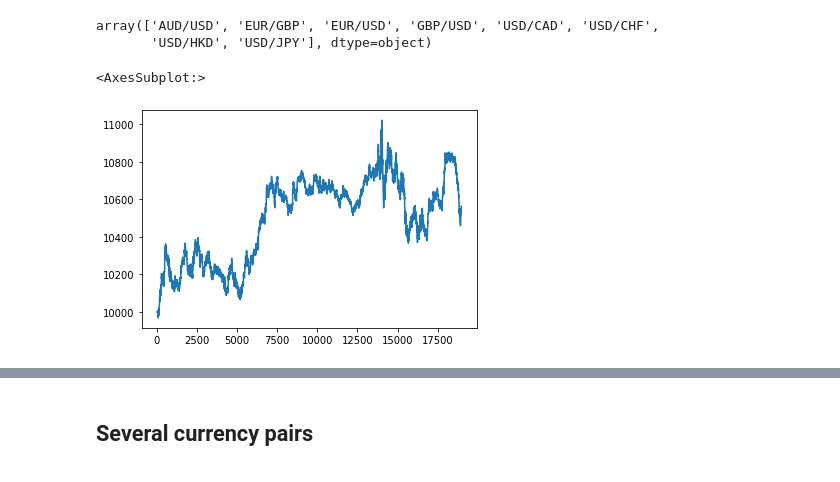
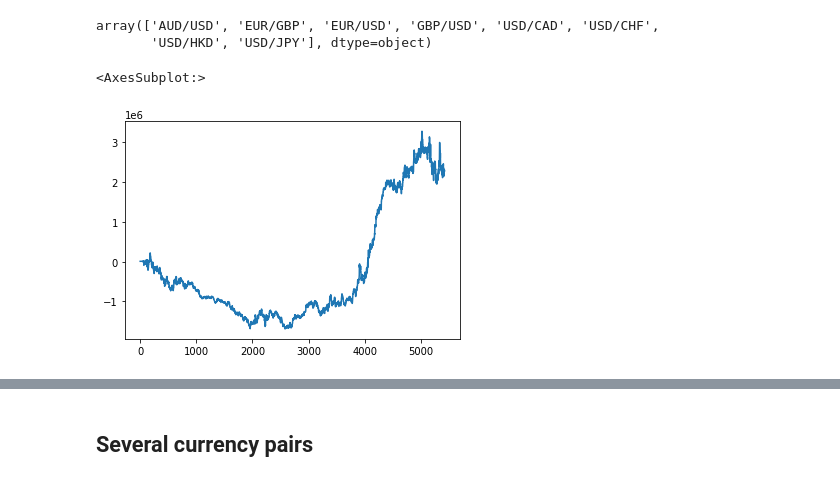
Before and after one commit to lhericourt/trading, a Jupyter notebook: notebooks/test_strategy.ipynb, the cells around one changed output, grey strips where cells are left out. Cells and saved outputs as stored; diff of their text form; code cells hidden in the pictures.

```diff
--- a/notebooks/test_strategy.ipynb
+++ b/notebooks/test_strategy.ipynb
@@ -60,0 +65,5 @@ candles.head()
+# %%
+loreal = yf.Ticker("OR.PA")
+loreal_hist = loreal.history(period="max", auto_adjust=True)
+# %%
+loreal_hist.reset_index(inplace=True)
@@ -77,2 +114,8 @@ stoploss = StopLossATR(stop=2, profit=4, span=50)
 # %%
-strat = HullRSI(candles_EURUSD, AnnualGranularity.H_1.value, stoploss, trade_size=0.1)
+strat = DoubleDifferencing(loreal_hist, AnnualGranularity.H_1.value, stoploss, trade_size=0.3)
+strat.apply_strategy(spread=0)
+strat.compute_return()
+strat.data['return_cumsum'].plot()
+# %% [output]
+<AxesSubplot:>
+[figure, added]
@@ -81,6 +121,0 @@ strat.apply_strategy(span=14, spread=0)
-# %%
-strat.compute_return()
-strat.data['return_cumsum'].plot()
-# %% [output]
-<AxesSubplot:>
-[figure, removed]
```
Also changed, not shown: parts of 35 cells of this notebook, 3 other files.
